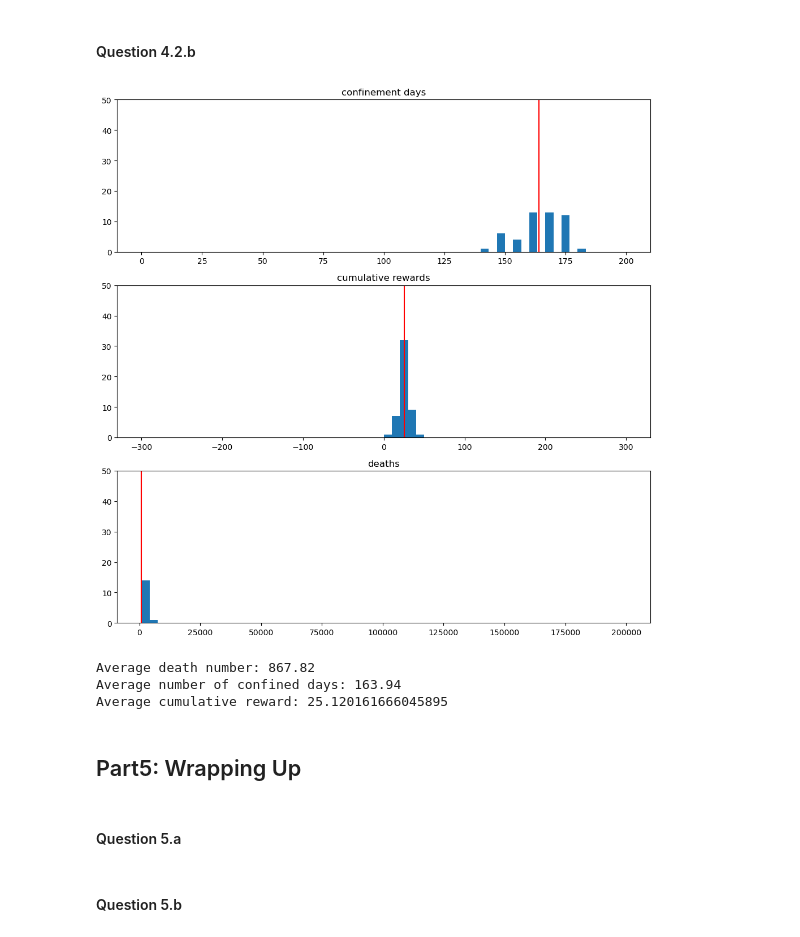
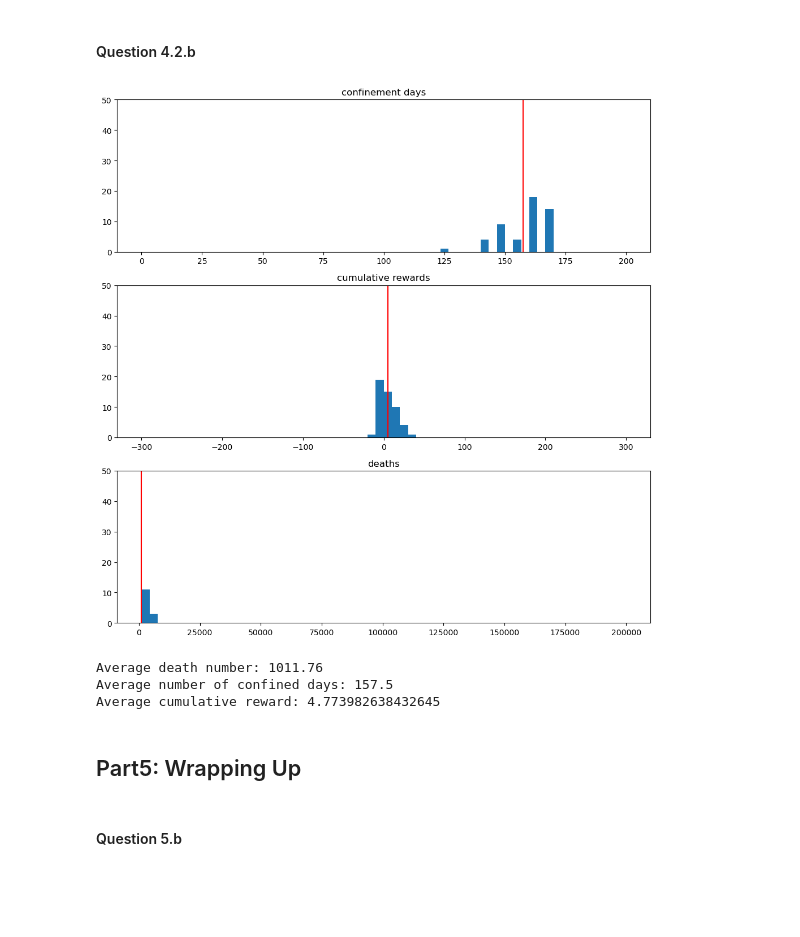
Before and after one commit to paulblgr/Miniproject-ANN, a Jupyter notebook: final_notebook.ipynb, the cells around one changed output. Saved outputs shown, nothing was run; the diff lists cells and outputs as text; code cells hidden in the pictures; blank space fills up the shorter version.

```diff
--- a/final_notebook.ipynb
+++ b/final_notebook.ipynb
@@ -1020,24 +1010,22 @@ plot_episode(three_episodes[2][0], dyn, True)
 # %%
 factorized_env = Env(dyn,
             action_space = factorized_action_space,
             observation_space= factorized_observation_space,
             action_preprocessor= DQN_action_preprocessor_factorized,
             observation_preprocessor= DQN_observation_preprocessor_factorized)
 
 best_DQNfactorized_agent = DQN_factorizedAgent(factorized_env, eps_0= 0.0) ###only for eval
-best_DQNfactorized_agent.load_model("models/DQNfactorized_param1.pth")
+best_DQNfactorized_agent.load_model(f"models/DQNfactorized_param{factorized_best_agent_idx}.pth")
 
 DQNfactorized_episodes_features = eval_procedure(best_DQNfactorized_agent, factorized_env)
 
 plot_episodes_features(DQNfactorized_episodes_features)
 # %% [output]
-[figure, old version]
+[figure, new version]
-Average death number: 867.82
-Average number of confined days: 163.94
-Average cumulative reward: 25.120161666045895
+Average death number: 1011.76
+Average number of confined days: 157.5
+Average cumulative reward: 4.773982638432645
 # %% [markdown]
 ## Part5: Wrapping Up
-# %% [markdown]
-#### Question 5.a
 # %% [markdown]
 #### Question 5.b
```
Also changed, not shown: parts of 16 cells of this notebook, 5 other files.
